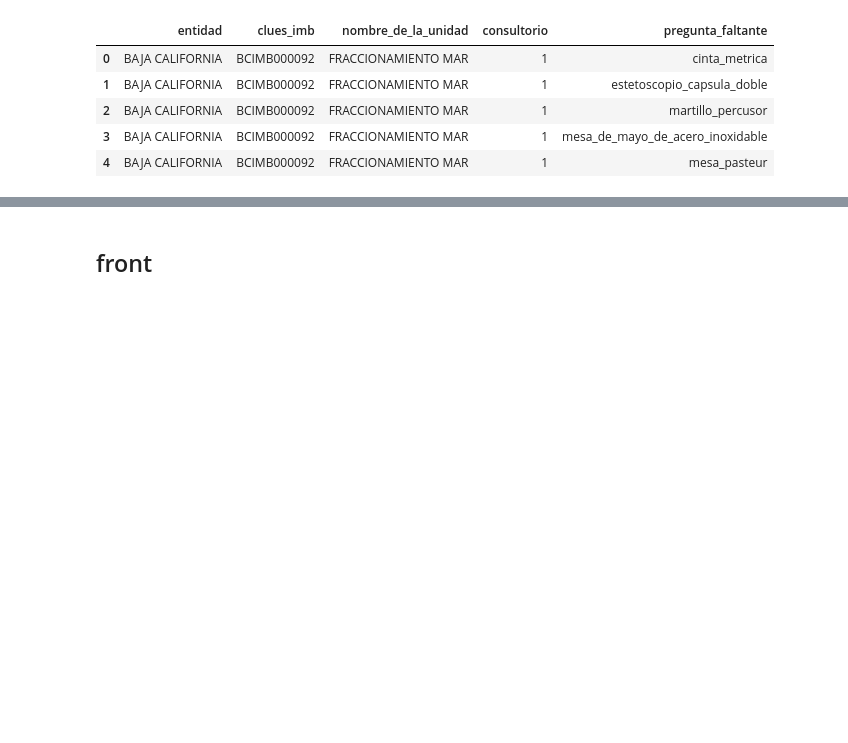
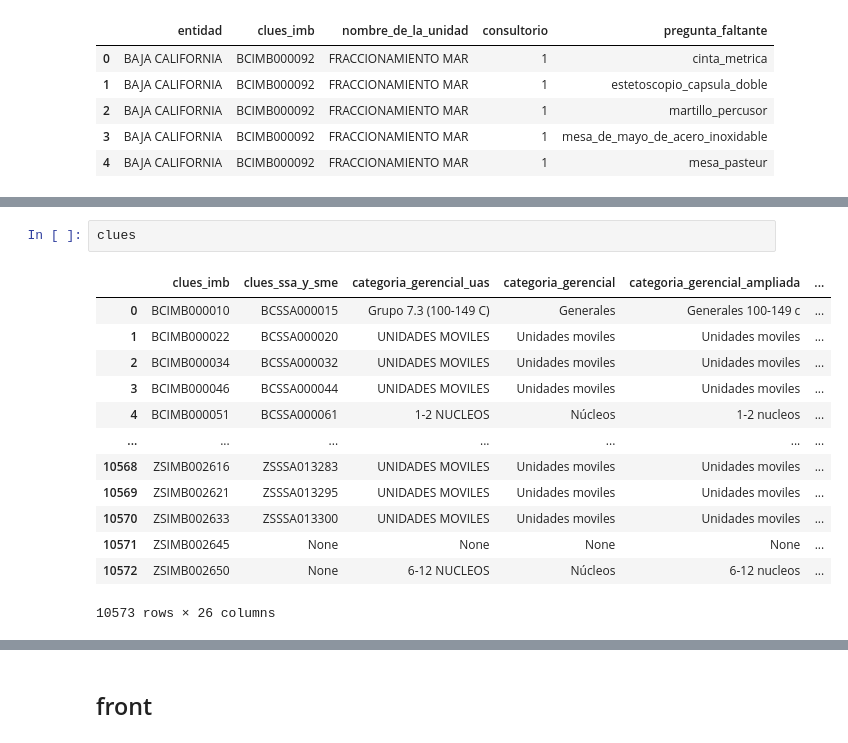
Before and after one commit to servicios-imss-b/formulario-ang, a Jupyter notebook: formu_angelesII.ipynb, the cells around one changed output, grey strips where cells are left out. Drawn from its saved outputs; the diff is of its cells as text; blank space fills up the shorter version.

```diff
--- a/formu_angelesII.ipynb
+++ b/formu_angelesII.ipynb
@@ -942,3 +942,19 @@ faltantes_por_consultorio
+# %%
+clues
+# %% [output]
+|  | clues_imb | clues_ssa_y_sme | categoria_gerencial_uas | categoria_gerencial | categoria_gerencial_ampliada | ... |
+| 0 | BCIMB000010 | BCSSA000015 | Grupo 7.3 (100-149 C) | Generales | Generales 100-149 c | ... |
+| 1 | BCIMB000022 | BCSSA000020 | UNIDADES MOVILES | Unidades moviles | Unidades moviles | ... |
+| 2 | BCIMB000034 | BCSSA000032 | UNIDADES MOVILES | Unidades moviles | Unidades moviles | ... |
+| 3 | BCIMB000046 | BCSSA000044 | UNIDADES MOVILES | Unidades moviles | Unidades moviles | ... |
+| 4 | BCIMB000051 | BCSSA000061 | 1-2 NUCLEOS | Núcleos | 1-2 nucleos | ... |
+| ... | ... | ... | ... | ... | ... | ... |
+| 10568 | ZSIMB002616 | ZSSSA013283 | UNIDADES MOVILES | Unidades moviles | Unidades moviles | ... |
+| 10569 | ZSIMB002621 | ZSSSA013295 | UNIDADES MOVILES | Unidades moviles | Unidades moviles | ... |
+| 10570 | ZSIMB002633 | ZSSSA013300 | UNIDADES MOVILES | Unidades moviles | Unidades moviles | ... |
+| 10571 | ZSIMB002645 | None | None | None | None | ... |
+| 10572 | ZSIMB002650 | None | 6-12 NUCLEOS | Núcleos | 6-12 nucleos | ... |
+10573 rows × 26 columns
 # %%
 tabla_llenado_consultorio
 # %% [output]
```
Also changed, not shown: parts of 10 cells of this notebook, 7 other files.
